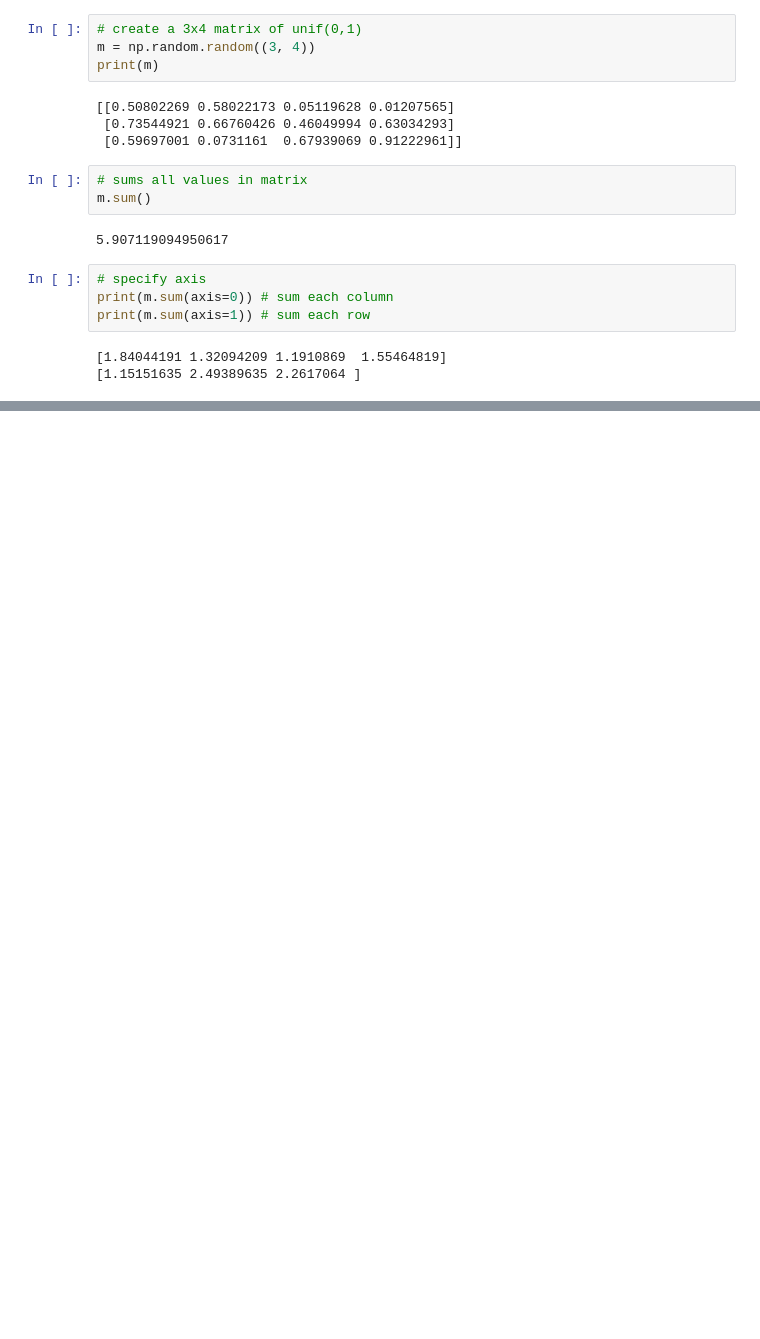
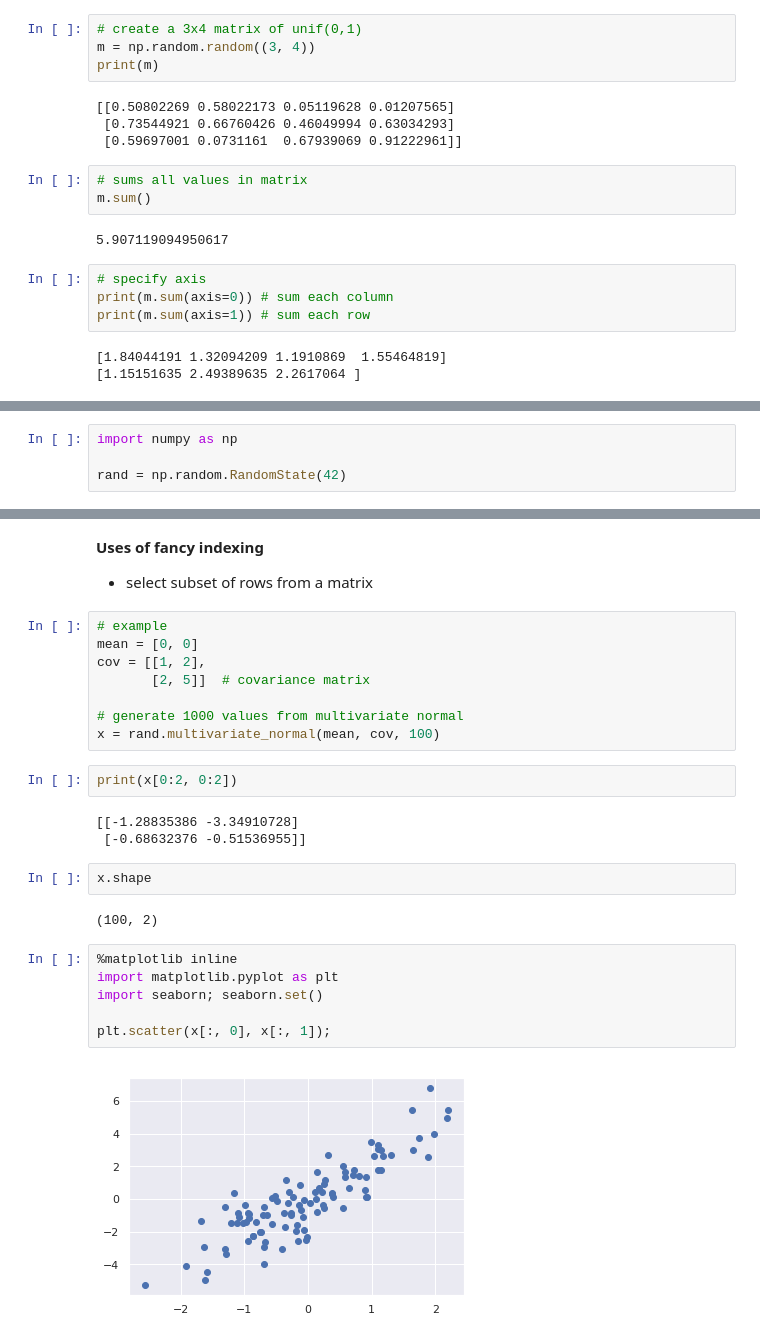
Before and after one commit to yanayang01/jupyter-notebooks, a Jupyter notebook: numpy-playground.ipynb, the cells around one changed output, grey strips where cells are left out. Drawn from its saved outputs; the diff is of its cells as text; blank space fills up the shorter version.

```diff
--- a/numpy-playground.ipynb
+++ b/numpy-playground.ipynb
@@ -379,0 +777,4 @@ print(m.sum(axis=1)) # sum each row
+# %%
+import numpy as np
+
+rand = np.random.RandomState(42)
@@ -379,0 +857,28 @@ print(m.sum(axis=1)) # sum each row
+# %% [markdown]
+**Uses of fancy indexing**
+- select subset of rows from a matrix
+# %%
+# example
+mean = [0, 0]
+cov = [[1, 2],
+       [2, 5]]  # covariance matrix
+
+# generate 1000 values from multivariate normal
+x = rand.multivariate_normal(mean, cov, 100)
+# %%
+print(x[0:2, 0:2])
+# %% [output]
+[[-1.28835386 -3.34910728]
+ [-0.68632376 -0.51536955]]
+# %%
+x.shape
+# %% [output]
+(100, 2)
+# %%
+%matplotlib inline
+import matplotlib.pyplot as plt
+import seaborn; seaborn.set()
+
+plt.scatter(x[:, 0], x[:, 1]);
+# %% [output]
+[figure, added]
```
Also changed, not shown: parts of 116 cells of this notebook, 1 other file.
